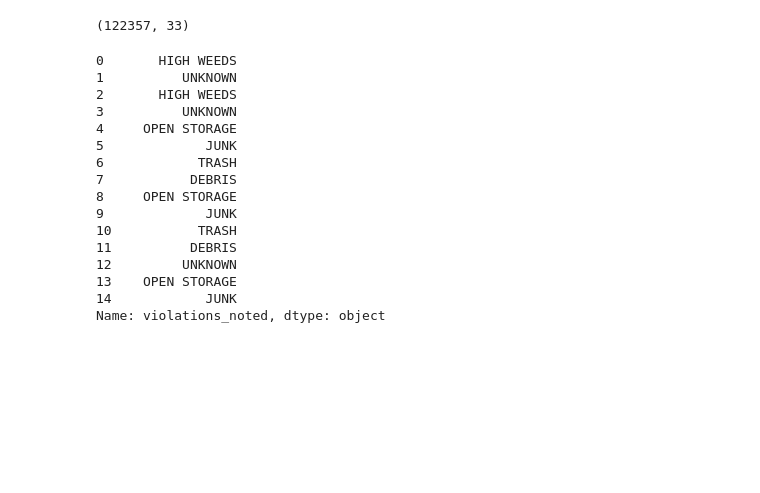
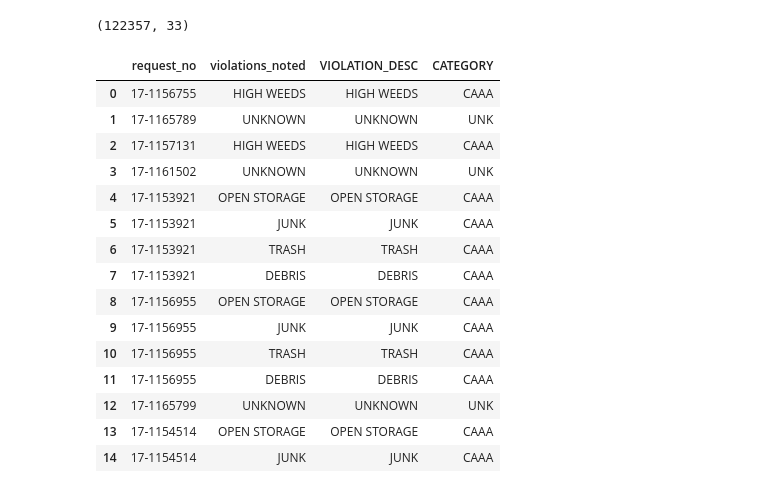
Before and after one commit to DataScienceBS/data-question-2-tornado-bombers, a Jupyter notebook: DQ2_SQL into Python.ipynb, the cells around one changed output. Saved outputs shown, nothing was run; the diff lists cells and outputs as text; code cells hidden in the pictures; blank space fills up the shorter version.

```diff
--- a/DQ2_SQL into Python.ipynb
+++ b/DQ2_SQL into Python.ipynb
@@ -587,22 +598,22 @@ vio_with_cats.shape
 # %% [output]
 (122357, 33)
 # %%
-vio_with_cats['violations_noted'].head(n=15)
+vio_with_cats[['request_no','violations_noted','VIOLATION_DESC','CATEGORY']].head(n=15)
 # %% [output]
-0       HIGH WEEDS
-1          UNKNOWN
-2       HIGH WEEDS
-3          UNKNOWN
-4     OPEN STORAGE
-5             JUNK
-6            TRASH
-7           DEBRIS
-8     OPEN STORAGE
-9             JUNK
-10           TRASH
-11          DEBRIS
-12         UNKNOWN
-13    OPEN STORAGE
-14            JUNK
-Name: violations_noted, dtype: object
+|  | request_no | violations_noted | VIOLATION_DESC | CATEGORY |
+| 0 | 17-1156755 | HIGH WEEDS | HIGH WEEDS | CAAA |
+| 1 | 17-1165789 | UNKNOWN | UNKNOWN | UNK |
+| 2 | 17-1157131 | HIGH WEEDS | HIGH WEEDS | CAAA |
+| 3 | 17-1161502 | UNKNOWN | UNKNOWN | UNK |
+| 4 | 17-1153921 | OPEN STORAGE | OPEN STORAGE | CAAA |
+| 5 | 17-1153921 | JUNK | JUNK | CAAA |
+| 6 | 17-1153921 | TRASH | TRASH | CAAA |
+| 7 | 17-1153921 | DEBRIS | DEBRIS | CAAA |
+| 8 | 17-1156955 | OPEN STORAGE | OPEN STORAGE | CAAA |
+| 9 | 17-1156955 | JUNK | JUNK | CAAA |
+| 10 | 17-1156955 | TRASH | TRASH | CAAA |
+| 11 | 17-1156955 | DEBRIS | DEBRIS | CAAA |
+| 12 | 17-1165799 | UNKNOWN | UNKNOWN | UNK |
+| 13 | 17-1154514 | OPEN STORAGE | OPEN STORAGE | CAAA |
+| 14 | 17-1154514 | JUNK | JUNK | CAAA |
 # %%
```
Also changed, not shown: parts of 20 cells of this notebook, 5 other files.
